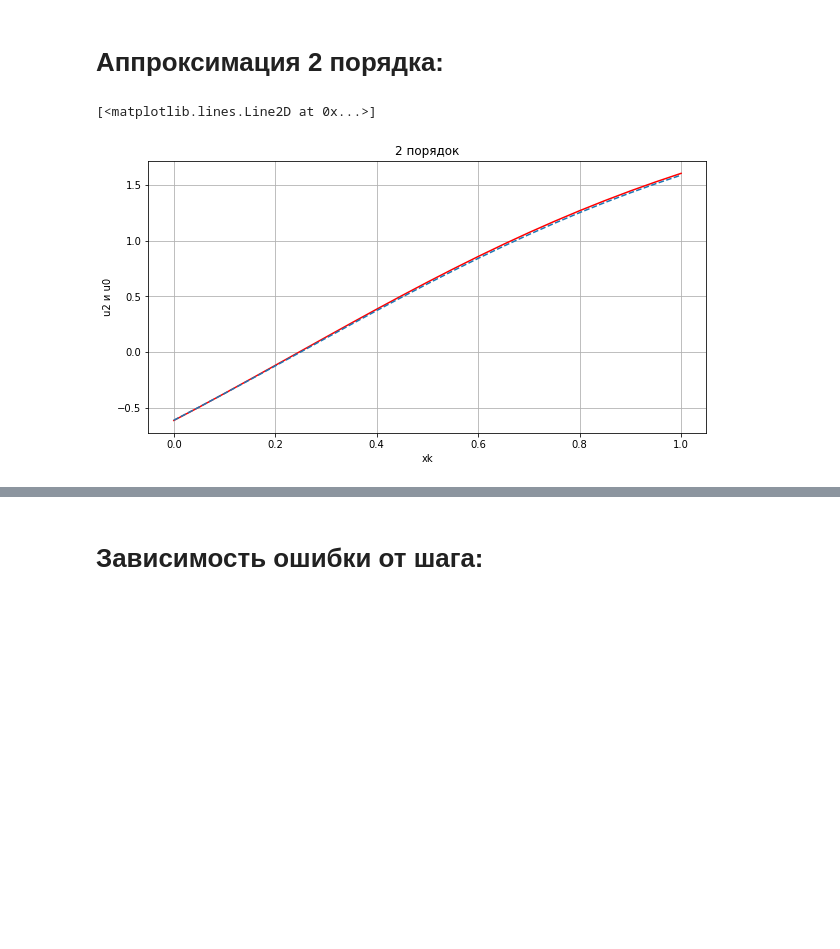
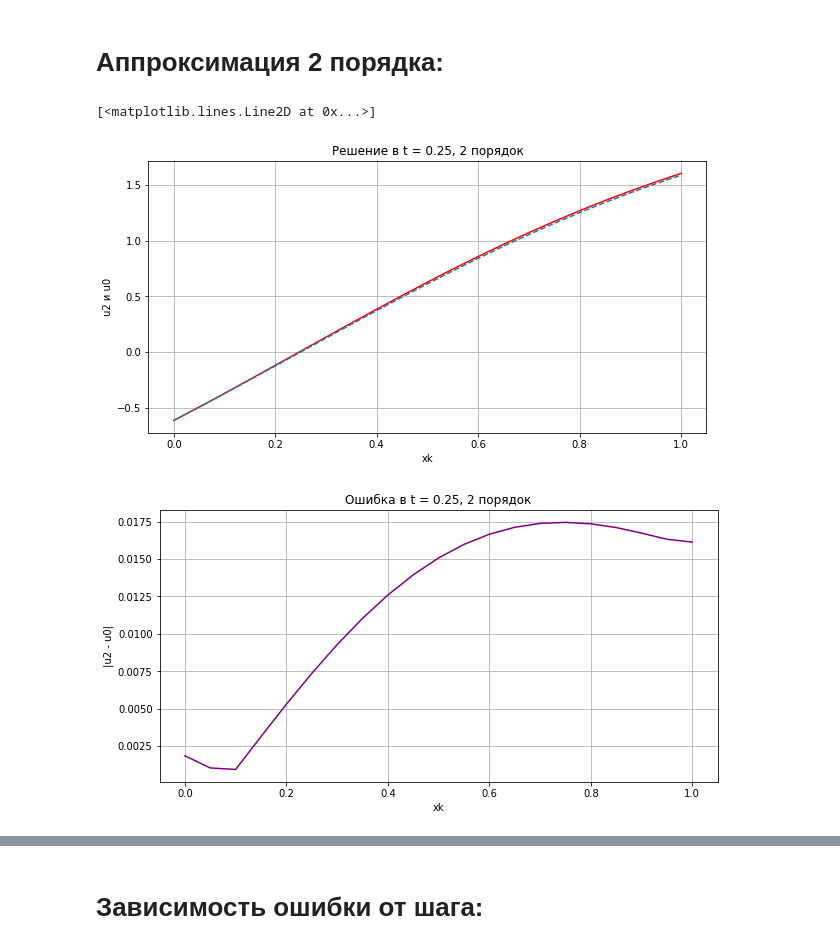
Before and after one commit to mainarel/Numerical_Methods_6, a Jupyter notebook: 1_Wave_equation.ipynb, the cells around one changed output, grey strips where cells are left out. Saved outputs shown, nothing was run; the diff lists cells and outputs as text; code cells hidden in the pictures; blank space fills up the shorter version.

```diff
--- a/1_Wave_equation.ipynb
+++ b/1_Wave_equation.ipynb
@@ -7,9 +7,11 @@
 # %%
 import numpy as np
 from matplotlib import pyplot as plt
-
+import networkx as nx
+from matplotlib.animation import FuncAnimation, PillowWriter
 
 # u_tt = u_xx / 2 + 2.5 * th(t-x) / ch^2(t-x)
+
 
 T_0 = 1
 ro = 2
@@ -17,7 +19,7 @@ ro = 2
 a0, b0, a1, b1 = 2, -1, 0, 1
 
 def kurant(a, tau, h):
-  return (a*a)*(tau**2)/(h**2)
+  return ((a*tau)/h)**2
 
 def koef_a(T_0, ro):
   return T_0 / ro
@@ -60,8 +62,6 @@ xk_cur = np.arange(xmin, xmax + h_cur, h_cur)
 tn_cur = np.arange(tmin, tmax + tau_cur, tau_cur)
 u1 = np.zeros((len(tn_cur),len(xk_cur)))
 u2 = np.zeros((len(tn_cur),len(xk_cur)))
-
-K = kurant(koef_a(T_0,ro), tau_cur, h_cur)
 # %% [markdown]
 # Аппроксимация 1 порядка:
 # %%
@@ -100,34 +111,43 @@ plt.plot(xk_cur, yreal1 , linestyle="--")
 # %%
 def d2phi1(x):
   return -5 * np.sinh(2*x) / (2*np.cosh(x))**4
 
 def ap2(h,tau, xk, tn):
+  K = kurant(koef_a(T_0,ro), tau, h)
   #аппроксимация начальных условий
   for k in range (0, len(xk)):
     u2[0][k] = phi1(xk[k])
     u2[1][k] = u2[0][k] + tau * phi2(xk[k]) + tau**2 / 2 * (koef_a(T_0, ro)**2 * d2phi1(xk[k]) + f(xk[k], 0))
 
   #аппроксимация граничных условий
   for n in range (1, len(tn) - 1):
     for k in range (1, len(xk)-1):
+      u2[n+1][k] = 2 * u2[n][k] - u2[n-1][k] + K * (u2[n][k+1] - 2 * u2[n][k] + u2[n][k-1]) + f(xk[k], tn[n]) * tau**2
 
       u2[n+1][0] = 2 * K * (u2[n][1] - (1 - h * a0 / b0) * u2[n][0] - h * gamma1(tn[n]) / b0) + 2 * u2[n][0] - u2[n-1][0] + tau**2 * f(0, tn[n])
       u2[n+1][len(xk)-1] = 2 * K * (u2[n][len(xk) - 1 - 1] - (1 + h * a1 / b1) * u2[n][len(xk)-1] + h * gamma2(tn[n]) / b1) + 2 * u2[n][len(xk)-1] - u2[n-1][len(xk)-1] + tau**2 * f(xk[len(xk)-1], tn[n])
-
-      u2[n+1][k] = 2 * u2[n][k] - u2[n-1][k] + K * (u2[n][k+1] - 2 * u2[n][k] + u2[n][k-1]) + f(xk[k], tn[n]) * tau**2
 
   return u2
 
 yreal2 = [u0(x, tn_cur[5]) for x in xk_cur ]
 ypol2 = [ap2(h_cur,tau_cur, xk_cur, tn_cur)[5][k] for k in range (0,len(xk_cur))]
+diff2 = [abs(yreal2[i] - ypol2[i]) for i in range(len(yreal2))]
 
 plt.figure(figsize=(10,5))
-plt.title("2 порядок")
+plt.title("Решение в t = 0.25, 2 порядок")
 plt.xlabel("xk")
 plt.ylabel("u2 и u0")
 plt.grid()
 plt.plot(xk_cur, ypol2, color='red')
 plt.plot(xk_cur, yreal2, linestyle="--")
+
+plt.figure(figsize=(10,5))
+plt.title("Ошибка в t = 0.25, 2 порядок")
+plt.xlabel("xk")
+plt.ylabel("|u2 - u0|")
+plt.grid()
+plt.plot(xk_cur, diff2, color='purple')
 # %% [output]
 [<matplotlib.lines.Line2D at 0x...>]
-[figure, old version]
+[figure, new version]
+[figure, added]
```
Also changed, not shown: parts of 4 cells of this notebook.
